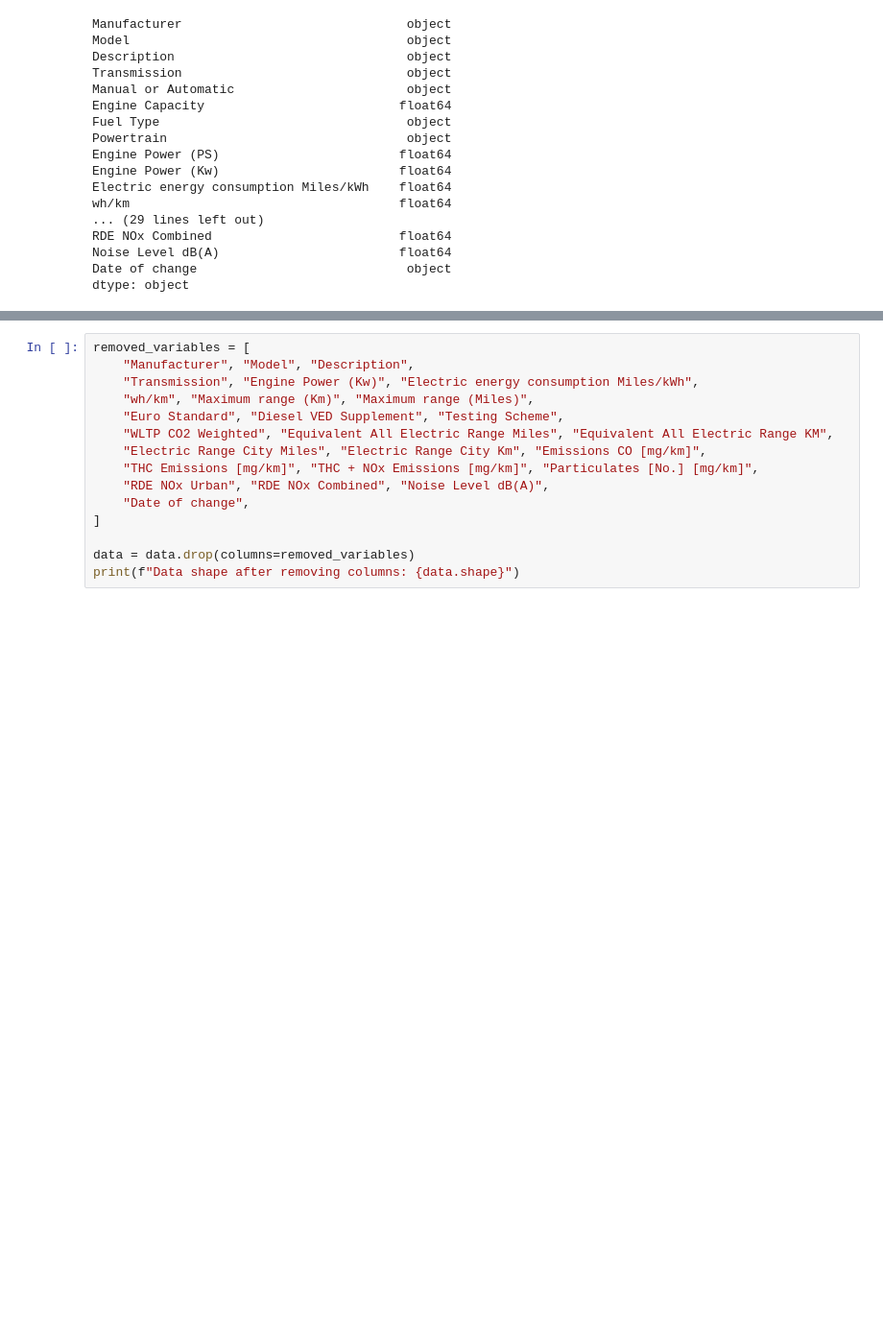
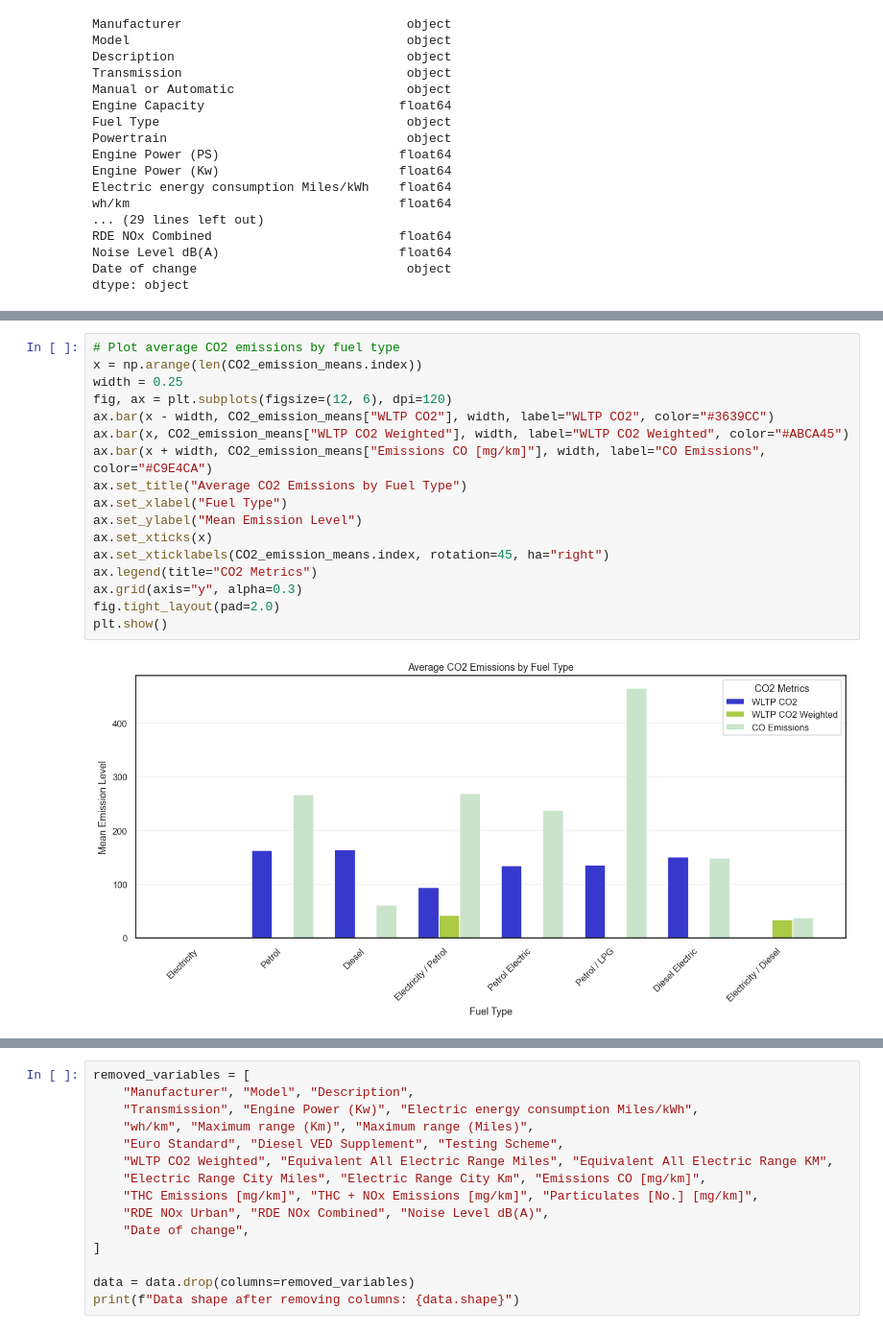
Before and after one commit to damian2551/Predictive-Modelling-of-Gas-Emissions-from-Cars, a Jupyter notebook: Assignment_2.ipynb, the cells around one changed output, grey strips where cells are left out. Shown at 96% size. Cells and saved outputs as stored; diff of their text form; blank space fills up the shorter version.

```diff
--- a/Assignment_2.ipynb
+++ b/Assignment_2.ipynb
@@ -150,0 +124,19 @@ plt.show()
+# %%
+# Plot average CO2 emissions by fuel type
+x = np.arange(len(CO2_emission_means.index))
+width = 0.25
+fig, ax = plt.subplots(figsize=(12, 6), dpi=120)
+ax.bar(x - width, CO2_emission_means["WLTP CO2"], width, label="WLTP CO2", color="#3639CC")
+ax.bar(x, CO2_emission_means["WLTP CO2 Weighted"], width, label="WLTP CO2 Weighted", color="#ABCA45")
+ax.bar(x + width, CO2_emission_means["Emissions CO [mg/km]"], width, label="CO Emissions", color="#C9E4CA")
+ax.set_title("Average CO2 Emissions by Fuel Type")
+ax.set_xlabel("Fuel Type")
+ax.set_ylabel("Mean Emission Level")
+ax.set_xticks(x)
+ax.set_xticklabels(CO2_emission_means.index, rotation=45, ha="right")
+ax.legend(title="CO2 Metrics")
+ax.grid(axis="y", alpha=0.3)
+fig.tight_layout(pad=2.0)
+plt.show()
+# %% [output]
+[figure, added]
```
Also changed, not shown: parts of 38 cells of this notebook, 4 other files.
